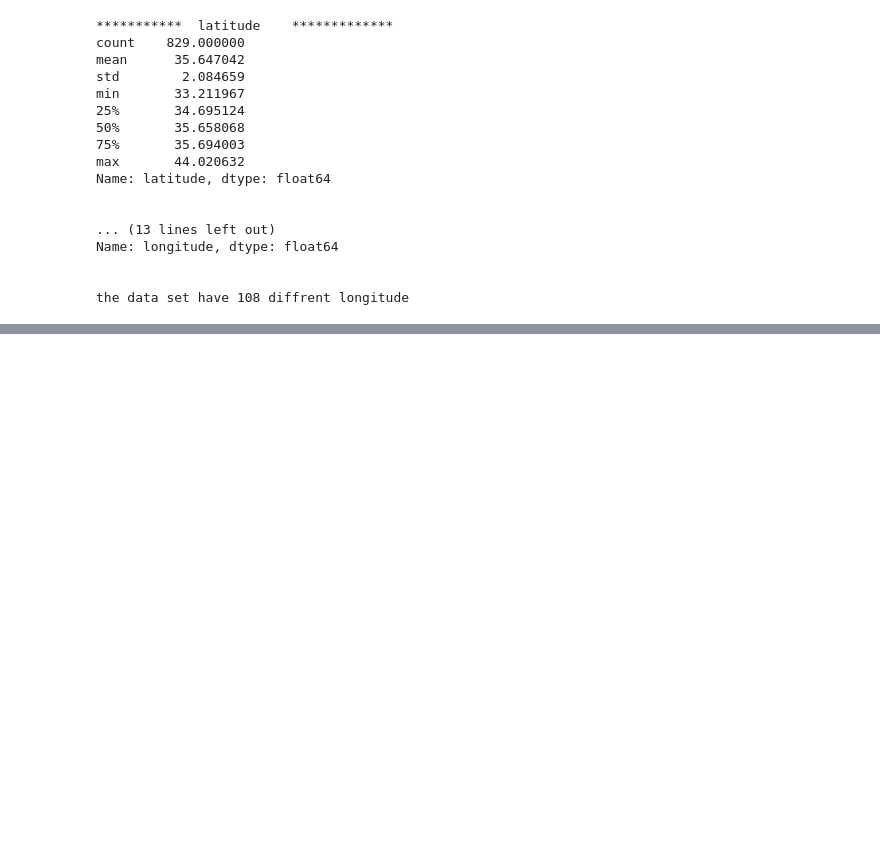
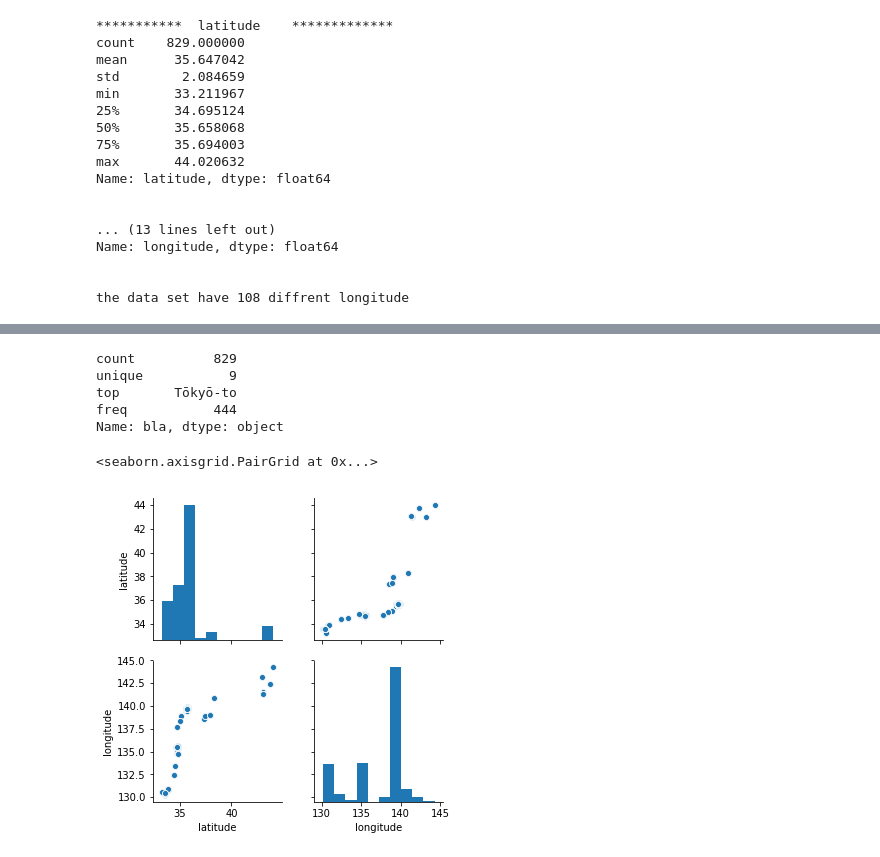
Before and after one commit to galiii/Recruit-Restaurant-Visitor-Forecasting, a Jupyter notebook: data-exploration/air_store_info-exploration.ipynb, the cells around one changed output, grey strips where cells are left out. Saved outputs shown, nothing was run; the diff lists cells and outputs as text; code cells hidden in the pictures; blank space fills up the shorter version.

```diff
--- a/data-exploration/air_store_info-exploration.ipynb
+++ b/data-exploration/air_store_info-exploration.ipynb
@@ -241,0 +277,15 @@ the data set have 108 diffrent longitude
+# %%
+df['bla'].describe()
+# %% [output]
+count          829
+unique           9
+top       Tōkyō-to
+freq           444
+Name: bla, dtype: object
+# %%
+df['ai'] = df['air_store_id'].astype('category')
+# %%
+sns.pairplot(df)
+# %% [output]
+<seaborn.axisgrid.PairGrid at 0x...>
+[figure, added]
```
Also changed, not shown: parts of 8 cells of this notebook, 1 other file.
